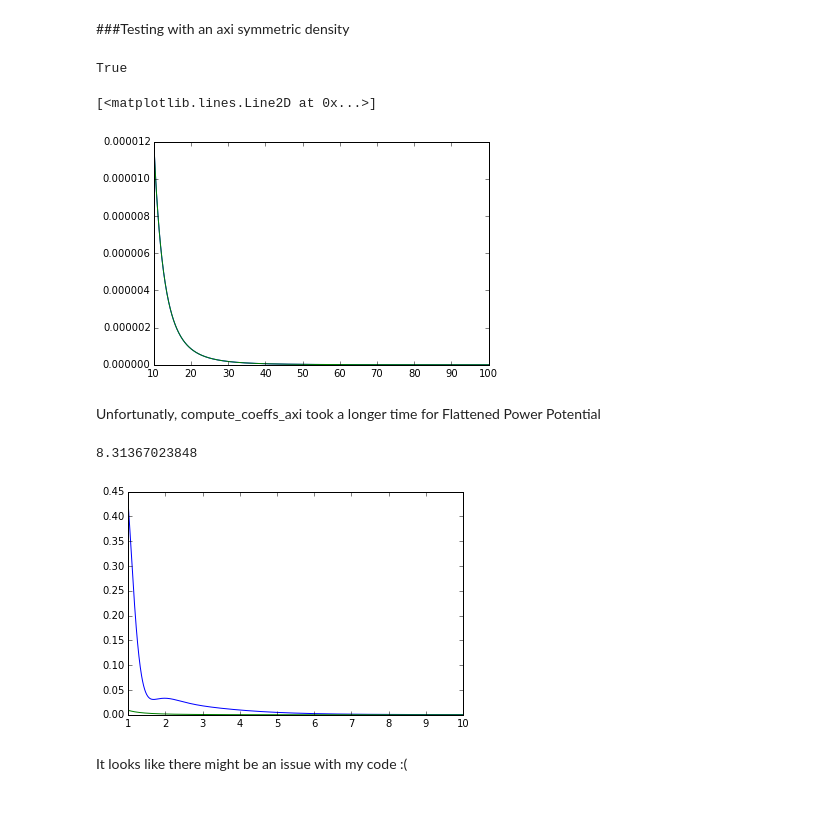
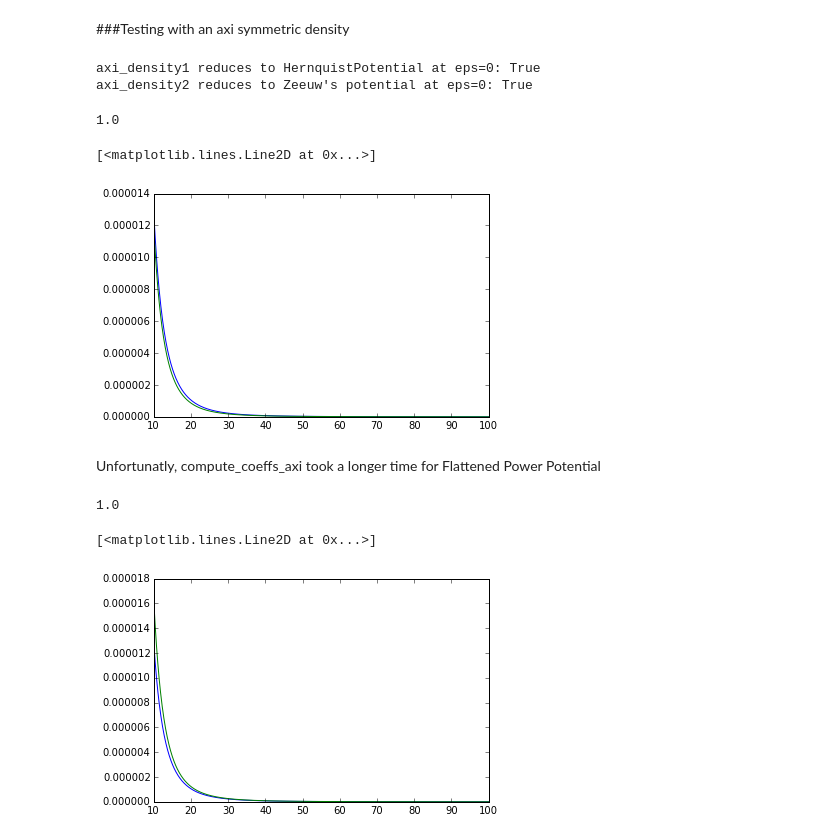
Before and after one commit to SeaifanAladdin/galpy-notebook, a Jupyter notebook: galpy/SCFPotential.ipynb, the cells around one changed output. Saved outputs shown, nothing was run; the diff lists cells and outputs as text; code cells hidden in the pictures; blank space fills up the shorter version.

Commit message:
Added simple axi symmetric densities to test.

```diff
--- a/galpy/SCFPotential.ipynb
+++ b/galpy/SCFPotential.ipynb
@@ -192,36 +176,57 @@ True
 # %% [markdown]
 ###Testing with an axi symmetric density
 # %%
-eps = 0
 def axi_density1(R, z=0, phi=0.):
     spherical_coords = cyl_to_spher(R,z, phi)
     theta = spherical_coords[1]
     h = HernquistPotential(2)
     return h.dens(R, z, phi)*(1 + eps*nu.cos(theta)**2)
+
+def axi_density2(R, z=0, phi=0.):
+    spherical_coords = cyl_to_spher(R,z, phi)
+    theta = spherical_coords[1]
+    return rho_Zeeuw(R,z,phi)*(1 + eps*nu.cos(theta)**2)
-# %%
-A = compute_coeffs_axi(axi_density1, 5,5)
-A2 = compute_coeffs_spherical(axi_density1, 5)
-print test_all(A2, A)
-scf = SCFPotential(1., A[0], A[1])
-# %% [output]
-True
+# %%
+eps = 0
+Aaxi = compute_coeffs_axi(axi_density1, 5,5)
+Aspherical = compute_coeffs_spherical(axi_density1, 5)
+print "axi_density1 reduces to HernquistPotential at eps=0:", test_all(Aspherical, Aaxi)
+
+Aaxi = compute_coeffs_axi(axi_density2, 5,5)
+Aspherical = compute_coeffs_spherical(axi_density2, 5)
+print "axi_density2 reduces to Zeeuw's potential at eps=0:", test_all(Aspherical, Aaxi)
+# %% [output]
+axi_density1 reduces to HernquistPotential at eps=0: True
+axi_density2 reduces to Zeeuw's potential at eps=0: True
+# %%
+eps = 1.
+A = compute_coeffs_axi(axi_density1, 5,5)
+## Expecting non-zero elements at (n,l) = (0,0), (0,2)
+print nu.fabs(A[0][0,0,0]>1e-14) and nu.fabs(A[0][0,2,0]>1e-14)
+scf = SCFPotential(1., A[0], A[1])
+# %% [output]
+1.0
 # %%
 R = nu.linspace(10.,100,1000)
-plt.plot(R, calculateSCFDensity(scf, R,0., 0))
-plt.plot(R, axi_density1(R, 0., 0))
+plt.plot(R, calculateSCFDensity(scf, R,1., 0))
+plt.plot(R, axi_density1(R, 1., 0))
 # %% [output]
 [<matplotlib.lines.Line2D at 0x...>]
-[figure, old version]
+[figure, new version]
 # %% [markdown]
 Unfortunatly, compute_coeffs_axi took a longer time for Flattened Power Potential
+# %%
+eps = 1.
+A = compute_coeffs_axi(axi_density2, 5,5)
+## Expecting non-zero elements at (n,l) = (0,0), (0,2), (1,0), (1,2)
+print nu.fabs(A[0][0,0,0]>1e-14) and nu.fabs(A[0][0,2,0]>1e-14) and nu.fabs(A[0][1,0,0]>1e-14) and nu.fabs(A[0][1,2,0]>1e-14)
+scf = SCFPotential(1., A[0], A[1])
+# %% [output]
+1.0
 # %%
-R = nu.ones((1000), float)*0
-Z = nu.linspace(1.,10, 1000)
-plt.plot(Z, calculateSCFDensity(scf, R, Z))
-plt.plot(Z, fp.dens(R,Z))
-print nu.std(calculateSCFDensity(scf,R, Z)/fp.dens(R,Z))
+R = nu.linspace(10.,100,1000)
+plt.plot(R, calculateSCFDensity(scf, R,1., 0))
+plt.plot(R, axi_density2(R, 1., 0))
 # %% [output]
-8.31367023848
+[<matplotlib.lines.Line2D at 0x...>]
-[figure, old version]
+[figure, new version]
-# %% [markdown]
-It looks like there might be an issue with my code :(
```
Also changed, not shown: parts of 3 cells of this notebook.
